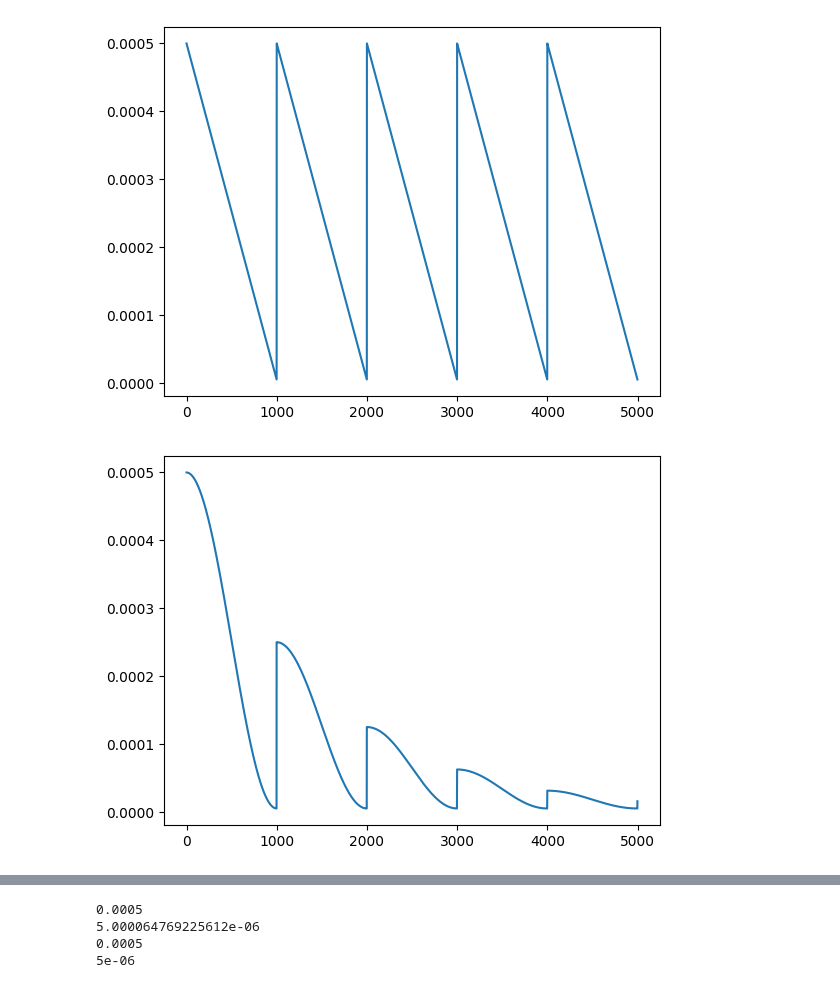
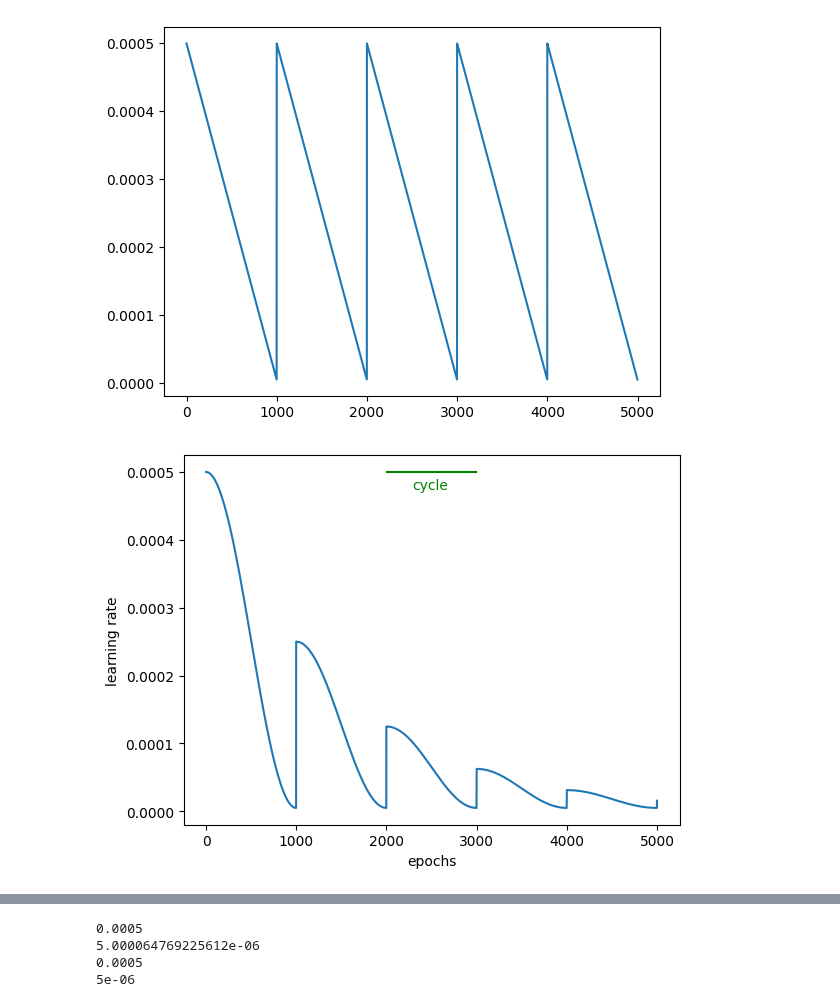
Before and after one commit to Slocon00/ML-project, a Jupyter notebook: notebooks/test_cup.ipynb, the cells around one changed output, grey strips where cells are left out. Saved outputs shown, nothing was run; the diff lists cells and outputs as text; code cells hidden in the pictures.

Commit message:
plot for presentation

```diff
--- a/notebooks/test_cup.ipynb
+++ b/notebooks/test_cup.ipynb
@@ -510,9 +512,15 @@ for i in range (5000):
     #eta_step = (1 - alpha) * eta + alpha * eta_tau
     eta_step = eta_tau + 0.5 * (eta/2**n_cycles - eta_tau) * (1 + np.cos(np.pi * step / cycle))
     plot.append(eta_step)
-# %%
-import matplotlib.pyplot as plt
-plt.plot(plot)
-plt.show()
-# %% [output]
-[figure, removed]
+# %%
+import matplotlib.pyplot as plt
+plt.plot(plot)
+# add x and y labels
+plt.xlabel('epochs')
+plt.ylabel('learning rate')
+# add horizontal segment from 2000 to 3000 with a written: cycle
+plt.axhline(y=0.0005, xmin=0.41, xmax=0.59, color='g')
+plt.text(2290, 0.000475, 'cycle', color='g', fontsize=10)
+plt.show()
+# %% [output]
+[figure, added]
```
Also changed, not shown: parts of 6 cells of this notebook.
